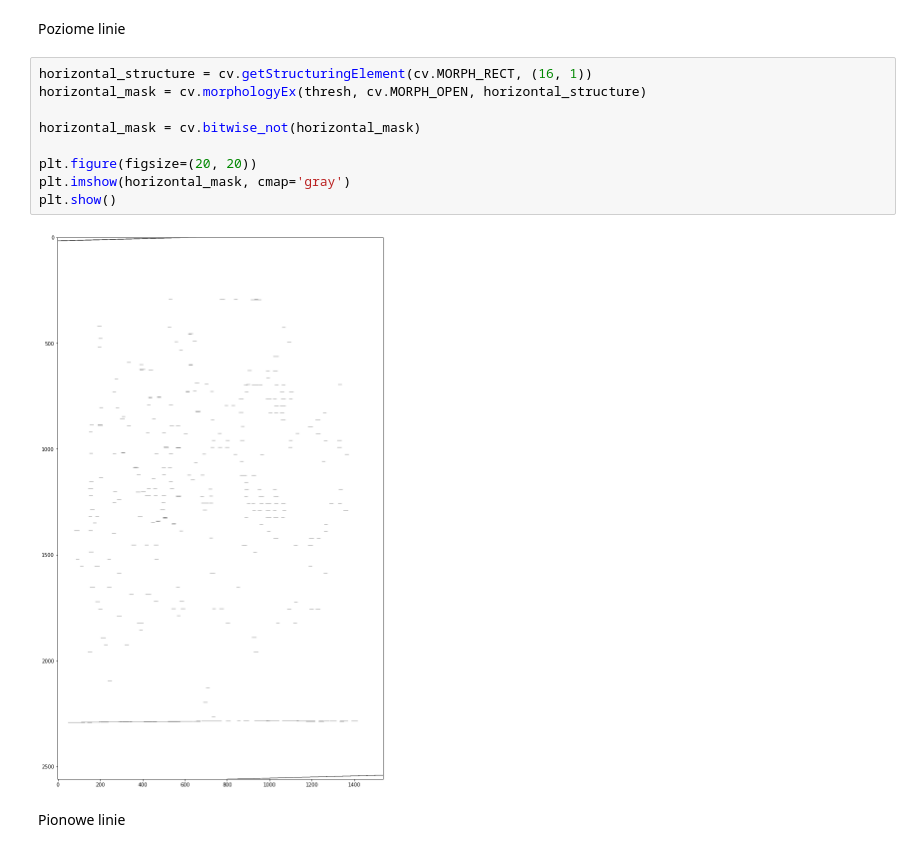
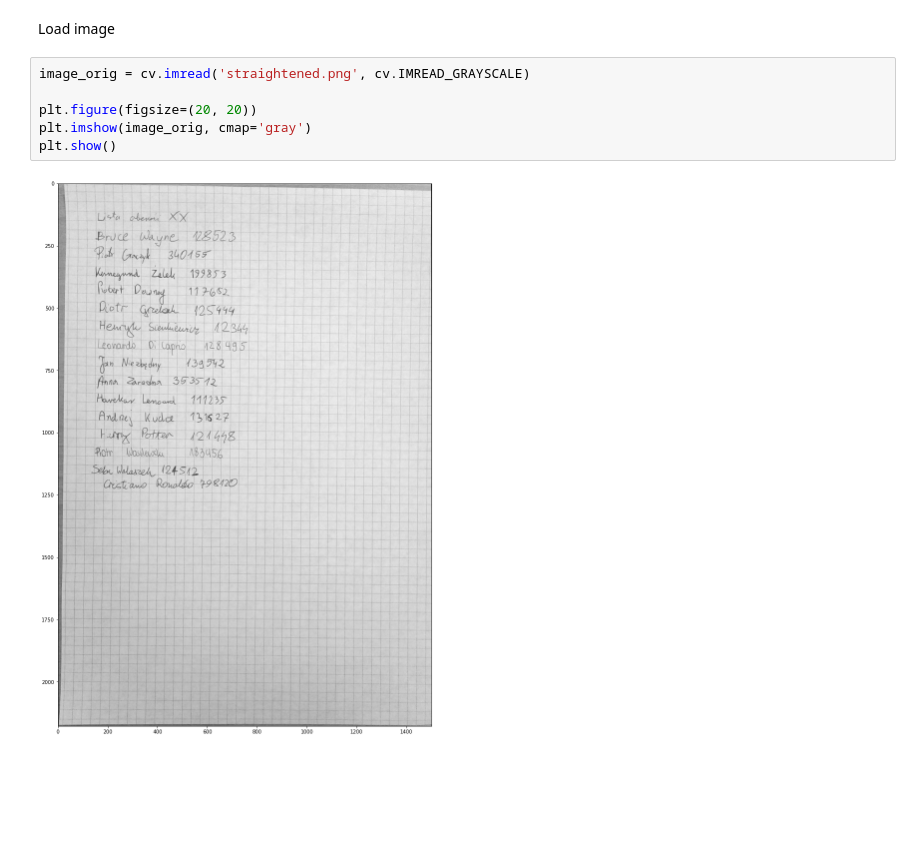
Before and after one commit to PUT-II/Computer-Vision-Project-2, a Jupyter notebook: test_notebooks/remove_lines.ipynb, the cells around one changed output. Cells and saved outputs as stored; diff of their text form; blank space fills up the shorter version.

```diff
--- a/test_notebooks/remove_lines.ipynb
+++ b/test_notebooks/remove_lines.ipynb
@@ -32,15 +28,10 @@ plt.show()
-# %% [markdown]
-Poziome linie
+# %% [markdown]
+Load image
 # %%
-horizontal_structure = cv.getStructuringElement(cv.MORPH_RECT, (16, 1))
-horizontal_mask = cv.morphologyEx(thresh, cv.MORPH_OPEN, horizontal_structure)
-
-horizontal_mask = cv.bitwise_not(horizontal_mask)
+image_orig = cv.imread('straightened.png', cv.IMREAD_GRAYSCALE)
 
 plt.figure(figsize=(20, 20))
-plt.imshow(horizontal_mask, cmap='gray')
+plt.imshow(image_orig, cmap='gray')
 plt.show()
 # %% [output]
-[figure, old version]
+[figure, new version]
-# %% [markdown]
-Pionowe linie
```
Also changed, not shown: parts of 16 cells of this notebook, 3 other files.
